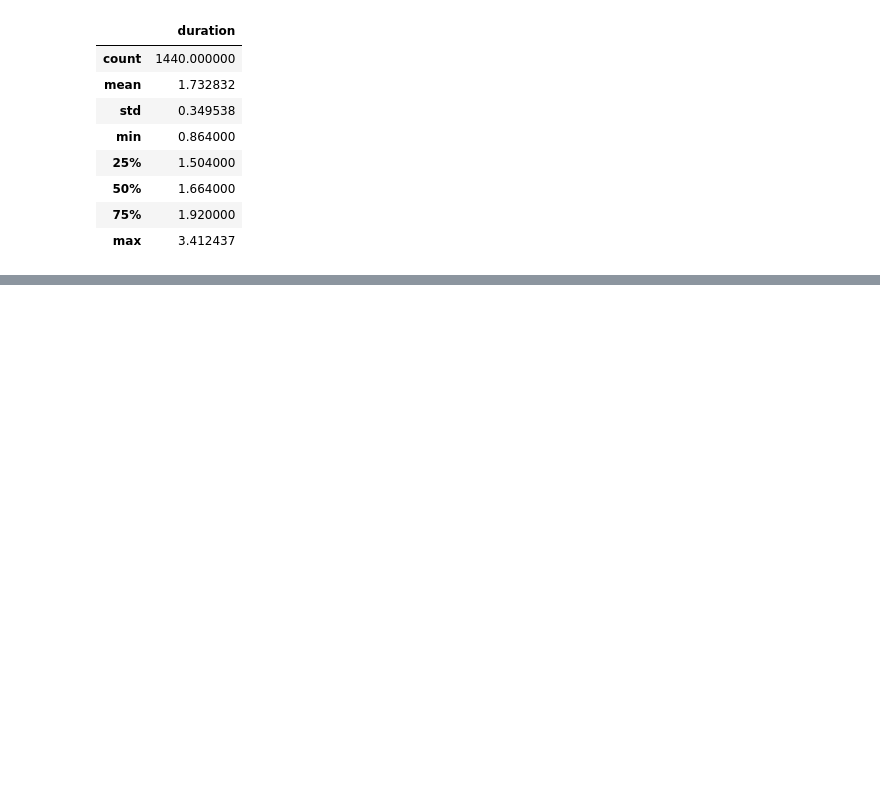
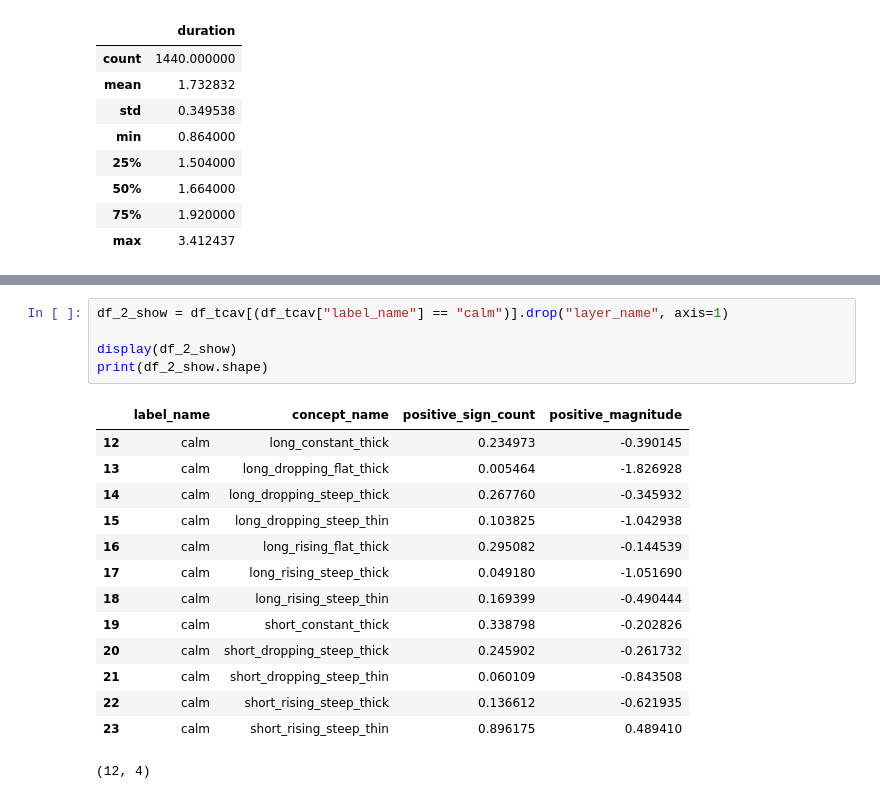
Before and after one commit to Ely6899/Audio_processing_project, a Jupyter notebook: Models/SentimentAnalysis/data_examination.ipynb, the cells around one changed output, grey strips where cells are left out. Saved outputs shown, nothing was run; the diff lists cells and outputs as text; blank space fills up the shorter version.

Commit message:
creating df of TCAV results

```diff
--- a/Models/SentimentAnalysis/data_examination.ipynb
+++ b/Models/SentimentAnalysis/data_examination.ipynb
@@ -90,0 +360,20 @@ ravdess_silenced_duraion.describe()  # Display the statistics of the DataFrame
+# %%
+df_2_show = df_tcav[(df_tcav["label_name"] == "calm")].drop("layer_name", axis=1)
+
+display(df_2_show)
+print(df_2_show.shape)
+# %% [output]
+|  | label_name | concept_name | positive_sign_count | positive_magnitude |
+| 12 | calm | long_constant_thick | 0.234973 | -0.390145 |
+| 13 | calm | long_dropping_flat_thick | 0.005464 | -1.826928 |
+| 14 | calm | long_dropping_steep_thick | 0.267760 | -0.345932 |
+| 15 | calm | long_dropping_steep_thin | 0.103825 | -1.042938 |
+| 16 | calm | long_rising_flat_thick | 0.295082 | -0.144539 |
+| 17 | calm | long_rising_steep_thick | 0.049180 | -1.051690 |
+| 18 | calm | long_rising_steep_thin | 0.169399 | -0.490444 |
+| 19 | calm | short_constant_thick | 0.338798 | -0.202826 |
+| 20 | calm | short_dropping_steep_thick | 0.245902 | -0.261732 |
+| 21 | calm | short_dropping_steep_thin | 0.060109 | -0.843508 |
+| 22 | calm | short_rising_steep_thick | 0.136612 | -0.621935 |
+| 23 | calm | short_rising_steep_thin | 0.896175 | 0.489410 |
+(12, 4)
```
Also changed, not shown: parts of 2 cells of this notebook, 1 other file.
